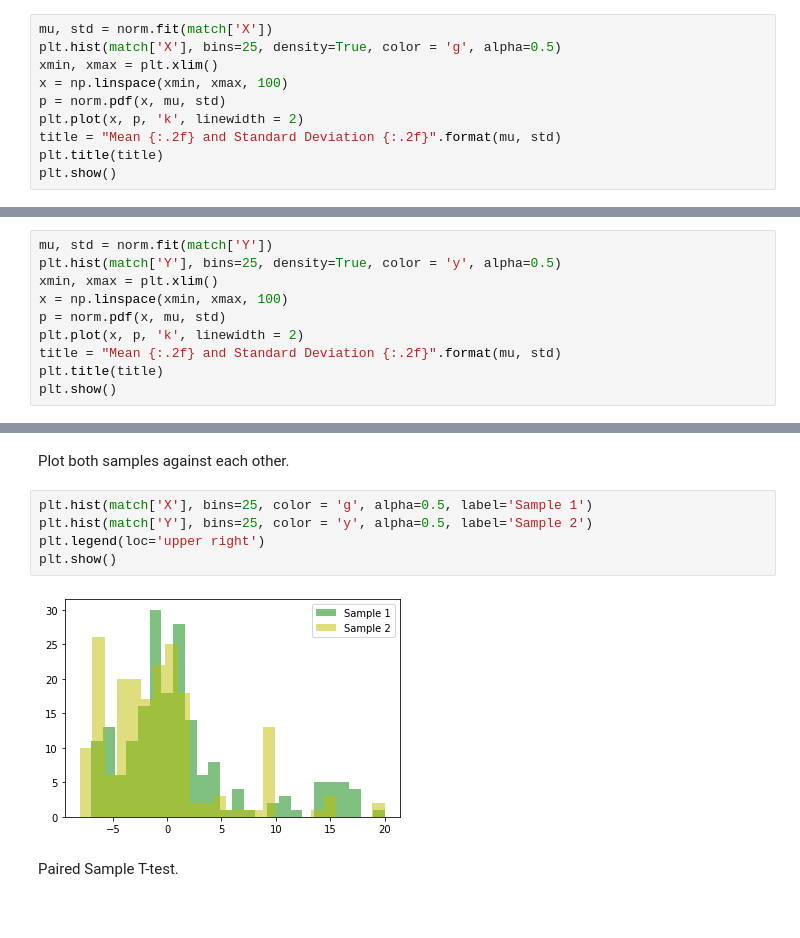
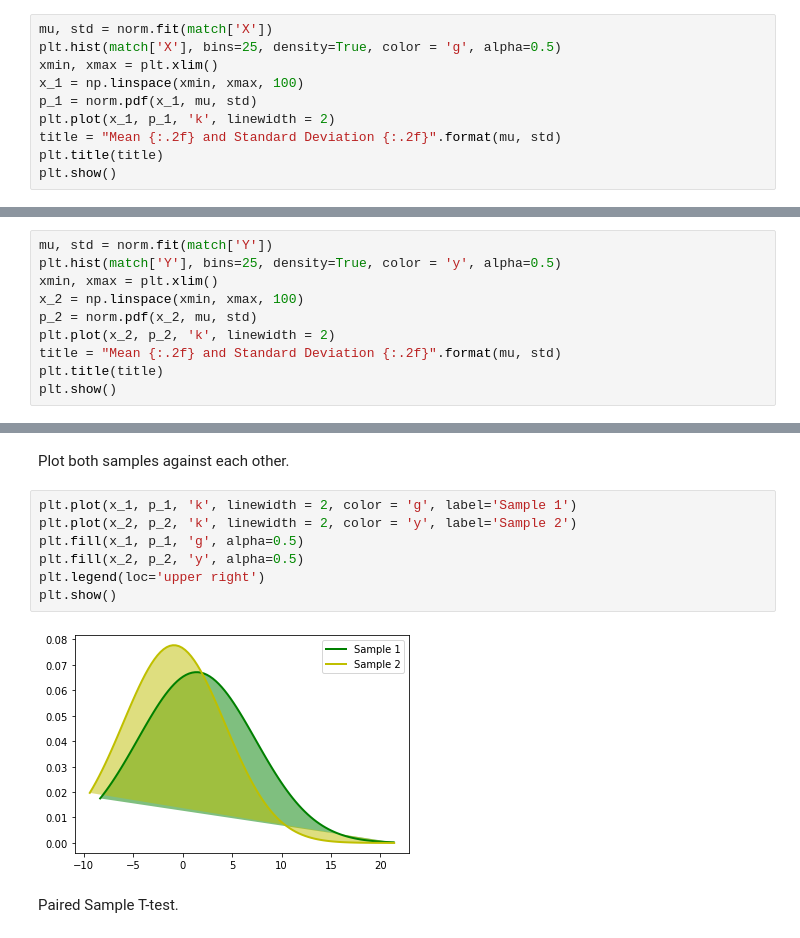
Before and after one commit to jloe2911/HealthyFoodSubs, a Jupyter notebook: Notebook/InterAgreementAnalysis.ipynb, the cells around one changed output, grey strips where cells are left out. Cells and saved outputs as stored; diff of their text form.

```diff
--- a/Notebook/InterAgreementAnalysis.ipynb
+++ b/Notebook/InterAgreementAnalysis.ipynb
@@ -209,9 +209,9 @@ Plot sample 1.
 mu, std = norm.fit(match['X'])
 plt.hist(match['X'], bins=25, density=True, color = 'g', alpha=0.5)
 xmin, xmax = plt.xlim()
-x = np.linspace(xmin, xmax, 100)
-p = norm.pdf(x, mu, std)
-plt.plot(x, p, 'k', linewidth = 2)
+x_1 = np.linspace(xmin, xmax, 100)
+p_1 = norm.pdf(x_1, mu, std)
+plt.plot(x_1, p_1, 'k', linewidth = 2)
 title = "Mean {:.2f} and Standard Deviation {:.2f}".format(mu, std)
 plt.title(title)
 plt.show()
@@ -223,9 +223,9 @@ Plot sample 2.
 mu, std = norm.fit(match['Y'])
 plt.hist(match['Y'], bins=25, density=True, color = 'y', alpha=0.5)
 xmin, xmax = plt.xlim()
-x = np.linspace(xmin, xmax, 100)
-p = norm.pdf(x, mu, std)
-plt.plot(x, p, 'k', linewidth = 2)
+x_2 = np.linspace(xmin, xmax, 100)
+p_2 = norm.pdf(x_2, mu, std)
+plt.plot(x_2, p_2, 'k', linewidth = 2)
 title = "Mean {:.2f} and Standard Deviation {:.2f}".format(mu, std)
 plt.title(title)
 plt.show()
@@ -234,12 +234,14 @@ plt.show()
 # %% [markdown]
 Plot both samples against each other.
 # %%
-plt.hist(match['X'], bins=25, color = 'g', alpha=0.5, label='Sample 1')
-plt.hist(match['Y'], bins=25, color = 'y', alpha=0.5, label='Sample 2')
+plt.plot(x_1, p_1, 'k', linewidth = 2, color = 'g', label='Sample 1')
+plt.plot(x_2, p_2, 'k', linewidth = 2, color = 'y', label='Sample 2')
+plt.fill(x_1, p_1, 'g', alpha=0.5)
+plt.fill(x_2, p_2, 'y', alpha=0.5)
 plt.legend(loc='upper right')
 plt.show()
 # %% [output]
-[figure, old version]
+[figure, new version]
 # %% [markdown]
 Paired Sample T-test.
 # %%
```
